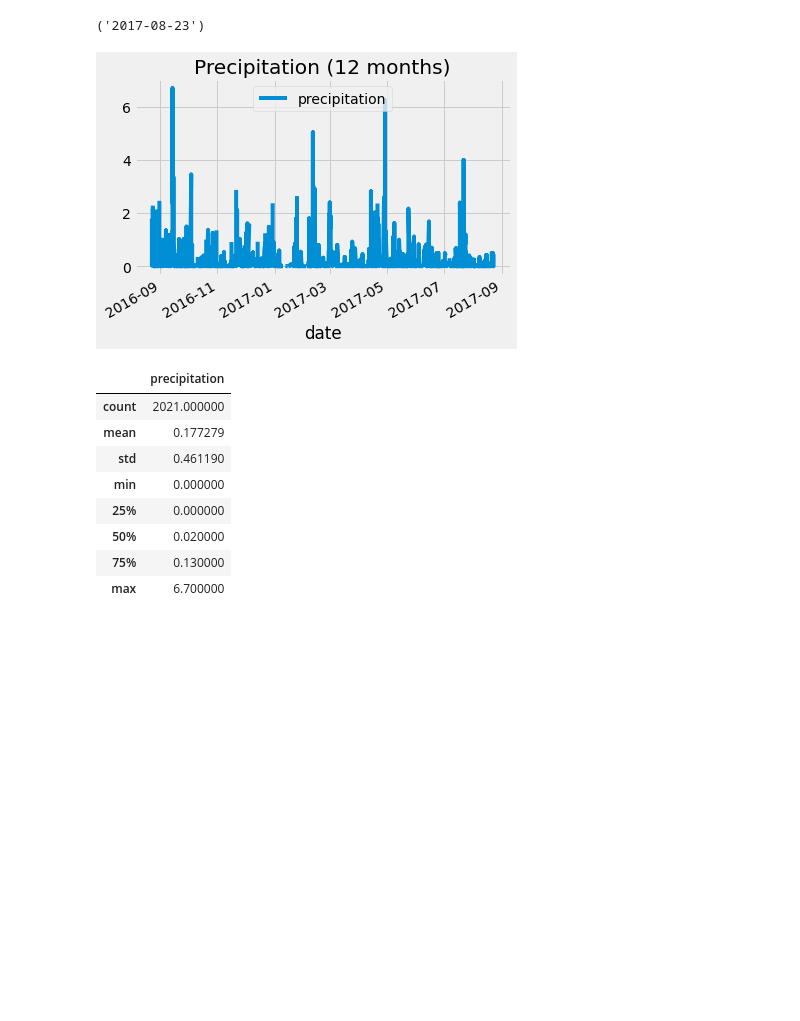
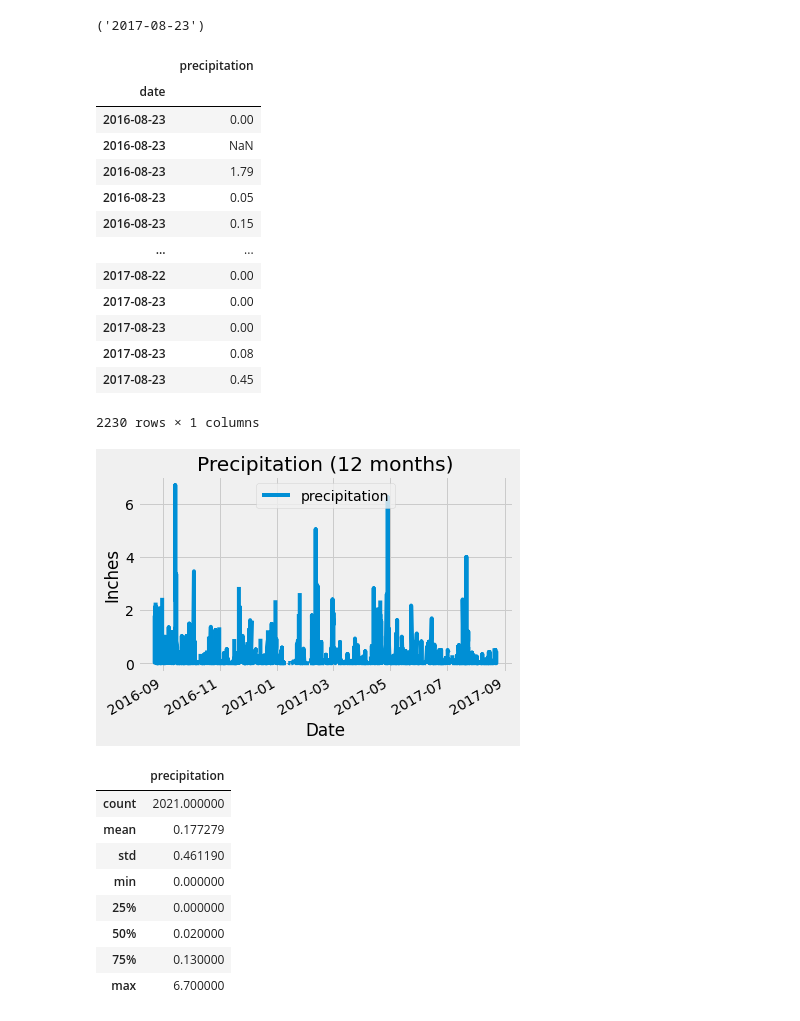
Before and after one commit to ShaeStringerJones/sqlalchemy-challenge, a Jupyter notebook: climate_starter.ipynb, the cells around one changed output. Saved outputs shown, nothing was run; the diff lists cells and outputs as text; code cells hidden in the pictures; blank space fills up the shorter version.

```diff
--- a/climate_starter.ipynb
+++ b/climate_starter.ipynb
@@ -58,23 +58,45 @@ query
 precipitation_df = pd.DataFrame(query,columns=['date', 'precipitation'])
 precipitation_df
 
-# # Change datatype from element to datetime object on Pandas
+# Change datatype from element to datetime object on Pandas
 precipitation_df['date'] = pd.to_datetime(precipitation_df['date'], format='%Y-%m-%d')
 
-# # Set index to date
+# Set index to date
 precipitation_df.set_index('date', inplace=True)
 
 # Sort the dataframe by date
-precipitation_df = precipitation_df.sort_values(by='date',ascending=True)
-precipitation_df
-
-# Use Pandas Plotting with Matplotlib to plot the data
-precipitation_df .plot(title="Precipitation (12 months)")
-plt.legend(loc='upper center')
-# plt.savefig("Precipitation.png")
-plt.show()
+precipitation_df_sorted = precipitation_df.sort_values(by='date',ascending=True)
+precipitation_df_sorted
 # %% [output]
-[figure, removed]
+|  | precipitation |
+| date |  |
+| 2016-08-23 | 0.00 |
+| 2016-08-23 | NaN |
+| 2016-08-23 | 1.79 |
+| 2016-08-23 | 0.05 |
+| 2016-08-23 | 0.15 |
+| ... | ... |
+| 2017-08-22 | 0.00 |
+| 2017-08-23 | 0.00 |
+| 2017-08-23 | 0.00 |
+| 2017-08-23 | 0.08 |
+| 2017-08-23 | 0.45 |
+2230 rows × 1 columns
+# %%
+# Use Pandas Plotting with Matplotlib to plot the data
+# ax = precipitation_df_sorted.plot(x ='date', y='precipitation')
+
+# plt.xlabel('Date')
+# plt.ylabel('Percipitation')
+
+precipitation_df_sorted.plot(title="Precipitation (12 months)")
+plt.legend(loc='upper center')
+plt.xlabel('Date')
+plt.ylabel('Inches')
+# plt.savefig("Precipitation.png")
+plt.show()
+# %% [output]
+[figure, added]
 # %%
 # Use Pandas to calcualte the summary statistics for the precipitation data
 precipitation_df.describe()
```
Also changed, not shown: parts of 1 cell of this notebook, 1 other file.
